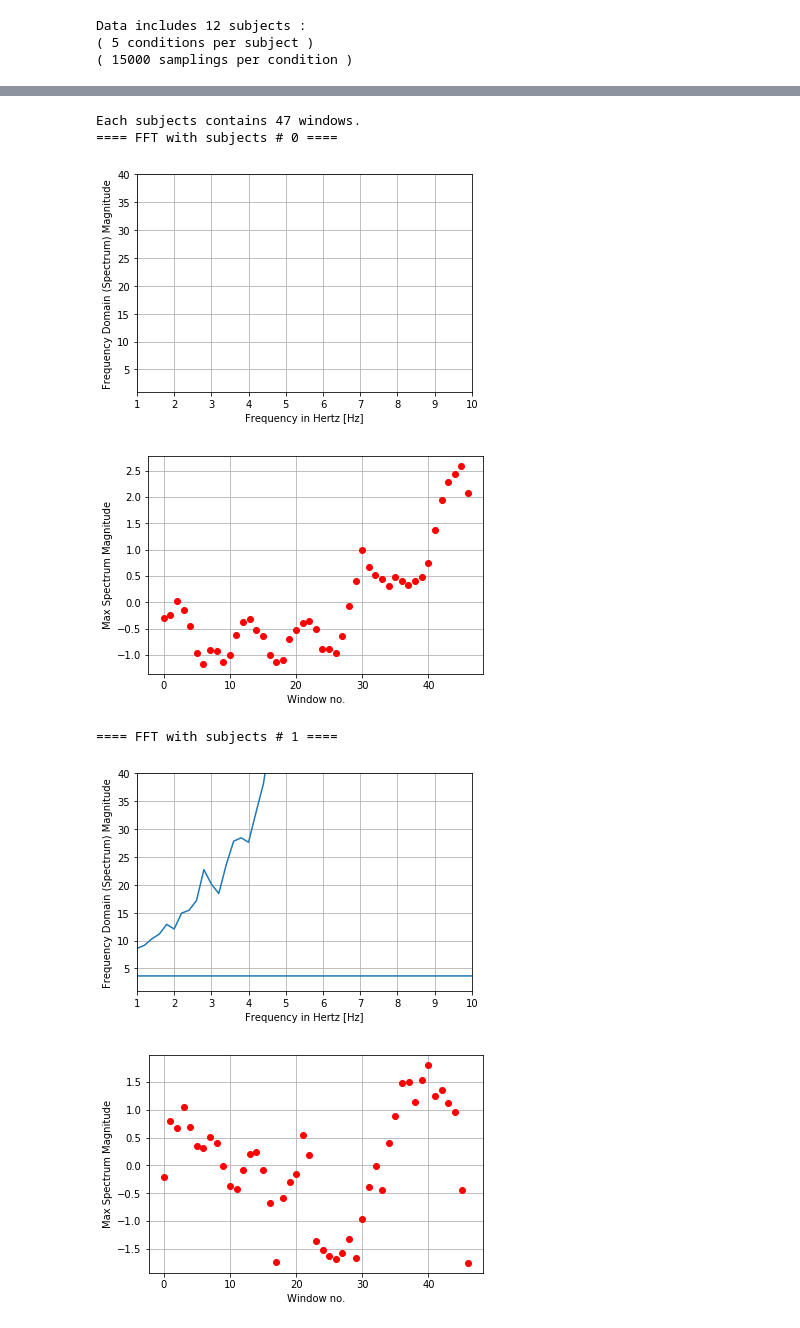
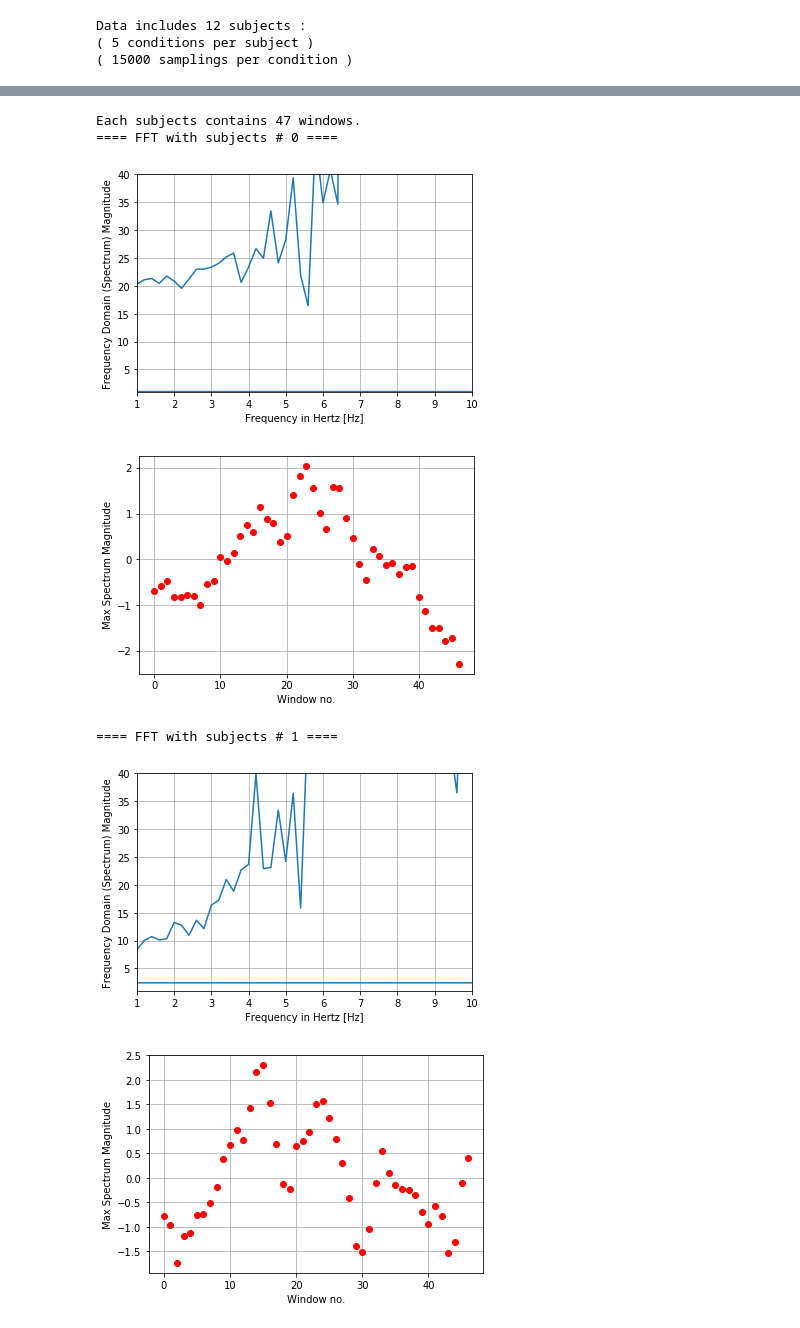
Before and after one commit to bamboojfc/SSVEP-nonLinearRegression, a Jupyter notebook: model-Copy1.ipynb, the cells around one changed output, grey strips where cells are left out. Saved outputs shown, nothing was run; the diff lists cells and outputs as text; code cells hidden in the pictures.

```diff
--- a/model-Copy1.ipynb
+++ b/model-Copy1.ipynb
@@ -30,7 +30,7 @@ Data includes 12 subjects :
 # %%
 ## select one condition data and filter out first 10-second data
 #set params
-condition_id = 3 # ( 1 to 5 )
+condition_id = 5 # ( 1 to 5 )
 number_of_samplings_per_sec = 250
 filtered_secs = 9
 all_secs = number_of_samplings/number_of_samplings_per_sec
@@ -96,39 +96,39 @@ for i, d in enumerate(data_selected):
             fix_freq = 7.6
         elif window_size == 6:
             fix_freq = 7.5
-        elif window_size == 7:
+        elif window_size == 8:
             #still cannot find fix freq
             #peak is around 7.56-7.58
             #but after find from 7.5 to 7.8 (with scale + 0.00001), I still cannot find it
-            pass
+            fix_freq = 7.5
         elif window_size == 10:
             fix_freq = 7.6
 
         fft_out_max_list[i][index] = np.abs(fft_out)[np.where(freqs==fix_freq)]
 
         if index == number_of_slide_windows - 1:
             #plot FFT of some specific window
             fig, ax = plt.subplots()
             ax.plot(freqs, np.abs(fft_out))
             ax.set_xlabel('Frequency in Hertz [Hz]')
             ax.set_ylabel('Frequency Domain (Spectrum) Magnitude')
             ax.set_xlim(1, 10)
             ax.set_ylim(1, 40)
             plt.grid()
             plt.show()
     #z-score normalization
     fft_out_max_list[i] = stats.zscore(fft_out_max_list[i])
     plt.plot(fft_out_max_list[i], 'ro')
     plt.xlabel('Window no.')
     plt.ylabel('Max Spectrum Magnitude')
     plt.grid()
     plt.show()
 # %% [output]
 Each subjects contains 47 windows.
 ==== FFT with subjects # 0 ====
-[figure, old version]
+[figure, new version]
-[figure, old version]
+[figure, new version]
 ==== FFT with subjects # 1 ====
-[figure, old version]
+[figure, new version]
-[figure, old version]
+[figure, new version]
 ==== FFT with subjects # 2 ====
```
Also changed, not shown: parts of 7 cells of this notebook, 4 other files.
